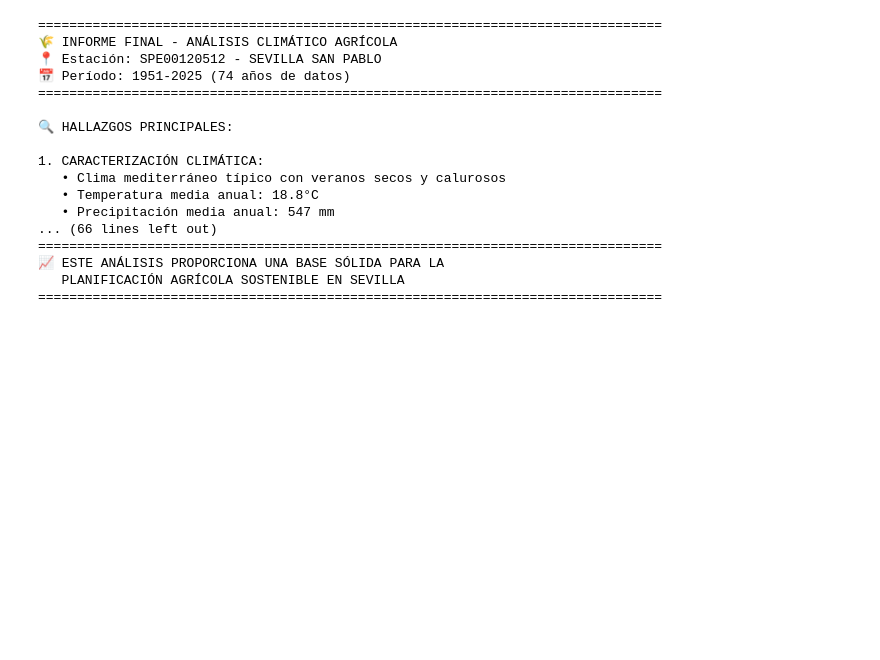
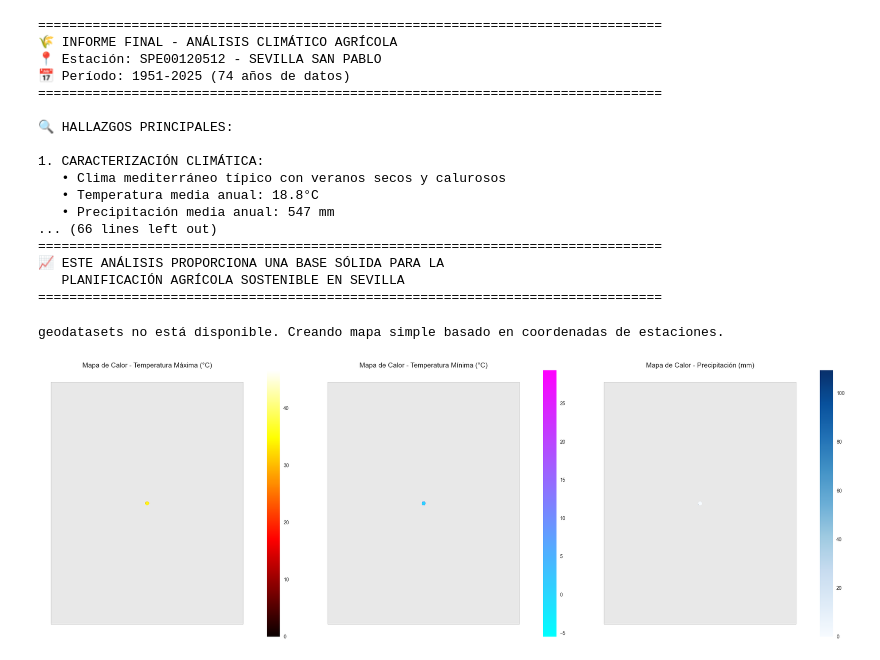
Before and after one commit to BelenP09/Clima_Spain, a Jupyter notebook: Notebook/EDA_Sevilla.ipynb, the cells around one changed output. Cells and saved outputs as stored; diff of their text form; code cells hidden in the pictures; blank space fills up the shorter version.

```diff
--- a/EDA.ipynb
+++ b/Notebook/EDA_Sevilla.ipynb
@@ -1615,3 +1615,57 @@ print("="*80)
 📈 ESTE ANÁLISIS PROPORCIONA UNA BASE SÓLIDA PARA LA
    PLANIFICACIÓN AGRÍCOLA SOSTENIBLE EN SEVILLA
 ================================================================================
+# %%
+import geopandas as gpd
+from shapely.geometry import Point
+import matplotlib.pyplot as plt
+
+# Crear GeoDataFrame con los datos de la estación (ya cargados desde clima_limpio.csv en df)
+gdf = gpd.GeoDataFrame(
+    df,
+    geometry=gpd.points_from_xy(df['LONGITUDE'], df['LATITUDE']),
+    crs="EPSG:4326"
+)
+
+# Alternativa para cargar el mapa base de España usando el paquete geodatasets
+try:
+    import geodatasets
+    world = gpd.read_file(geodatasets.get_path('naturalearth.land'))
+    mapa_base = world.cx[-10:5, 35:45]  # Recortar aproximadamente a España
+except ImportError:
+    # Si geodatasets no está disponible, crear un mapa simple basado en las coordenadas de las estaciones
+    print("geodatasets no está disponible. Creando mapa simple basado en coordenadas de estaciones.")
+    # Crear un rectángulo simple para España basado en las coordenadas de las estaciones
+    from shapely.geometry import box
+    bounds = gdf.total_bounds  # [minx, miny, maxx, maxy]
+    # Expandir un poco los límites
+    margin = 0.5
+    spain_bounds = box(bounds[0]-margin, bounds[1]-margin, bounds[2]+margin, bounds[3]+margin)
+    mapa_base = gpd.GeoDataFrame([1], geometry=[spain_bounds], crs="EPSG:4326")
+
+# Crear mapas de calor para TMAX_C, TMIN_C y PRCP_MM
+fig, axes = plt.subplots(1, 3, figsize=(24, 8))
+
+# 1. Mapa de calor de temperatura máxima
+mapa_base.plot(ax=axes[0], color='lightgray', edgecolor='black', alpha=0.5)
+scatter = gdf.plot(ax=axes[0], column='TMAX_C', cmap='hot', markersize=50, legend=True, alpha=0.8)
+axes[0].set_title('Mapa de Calor - Temperatura Máxima (°C)', fontsize=14)
+axes[0].axis('off')
+
+# 2. Mapa de calor de temperatura mínima
+mapa_base.plot(ax=axes[1], color='lightgray', edgecolor='black', alpha=0.5)
+gdf.plot(ax=axes[1], column='TMIN_C', cmap='cool', markersize=50, legend=True, alpha=0.8)
+axes[1].set_title('Mapa de Calor - Temperatura Mínima (°C)', fontsize=14)
+axes[1].axis('off')
+
+# 3. Mapa de calor de precipitación
+mapa_base.plot(ax=axes[2], color='lightgray', edgecolor='black', alpha=0.5)
+gdf.plot(ax=axes[2], column='PRCP_MM', cmap='Blues', markersize=50, legend=True, alpha=0.8)
+axes[2].set_title('Mapa de Calor - Precipitación (mm)', fontsize=14)
+axes[2].axis('off')
+
+plt.tight_layout()
+plt.show()
+# %% [output]
+geodatasets no está disponible. Creando mapa simple basado en coordenadas de estaciones.
+[figure, added]
```
Also changed, not shown: parts of 6 cells of this notebook, 9 other files.
